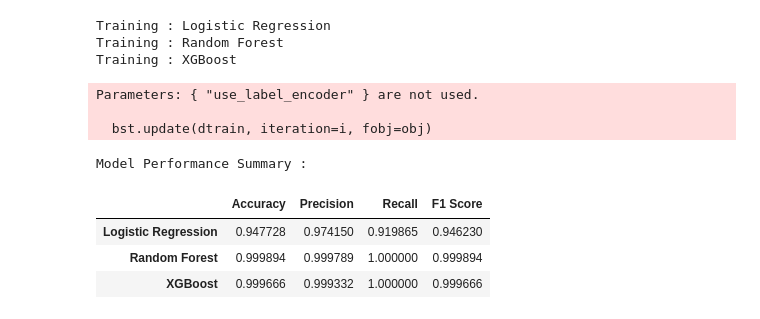
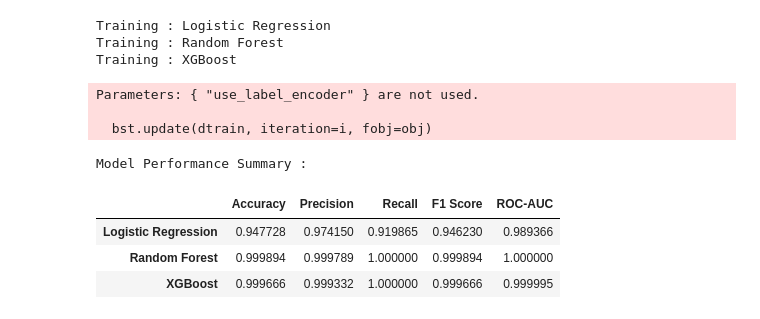
Before and after one commit to akhand769/credit-card-fraud-detection, a Jupyter notebook: notebooks/model_training.ipynb, the cells around one changed output. Cells and saved outputs as stored; diff of their text form; code cells hidden in the pictures.

```diff
--- a/notebooks/model_training.ipynb
+++ b/notebooks/model_training.ipynb
@@ -29,29 +29,29 @@ results={}
 # %%
 for name,model in models.items():
     print(f"Training : {name}")
     model.fit(X_train,y_train)
     y_pred = model.predict(X_test)
-    y_pred_proba = model.predict_proba(X_test)[:1]
+    y_pred_proba = model.predict_proba(X_test)[:,1]
     results[name]={
         "Accuracy": accuracy_score(y_test, y_pred),
         "Precision": precision_score(y_test, y_pred),
         "Recall": recall_score(y_test, y_pred),
         "F1 Score": f1_score(y_test, y_pred),
-        #"ROC-AUC": roc_auc_score(y_test, y_pred_proba)
+        "ROC-AUC": roc_auc_score(y_test, y_pred_proba)
     }
 
 results_df = pd.DataFrame(results).T
 print("Model Performance Summary :")
 display(results_df)
 # %% [output]
 Training : Logistic Regression
 Training : Random Forest
 Training : XGBoost
 Parameters: { "use_label_encoder" } are not used.
 
   bst.update(dtrain, iteration=i, fobj=obj)
 Model Performance Summary :
-|  | Accuracy | Precision | Recall | F1 Score |
-| Logistic Regression | 0.947728 | 0.974150 | 0.919865 | 0.946230 |
-| Random Forest | 0.999894 | 0.999789 | 1.000000 | 0.999894 |
-| XGBoost | 0.999666 | 0.999332 | 1.000000 | 0.999666 |
+|  | Accuracy | Precision | Recall | F1 Score | ROC-AUC |
+| Logistic Regression | 0.947728 | 0.974150 | 0.919865 | 0.946230 | 0.989366 |
+| Random Forest | 0.999894 | 0.999789 | 1.000000 | 0.999894 | 1.000000 |
+| XGBoost | 0.999666 | 0.999332 | 1.000000 | 0.999666 | 0.999995 |
```
Also changed, not shown: parts of 10 cells of this notebook, 4 other files.
